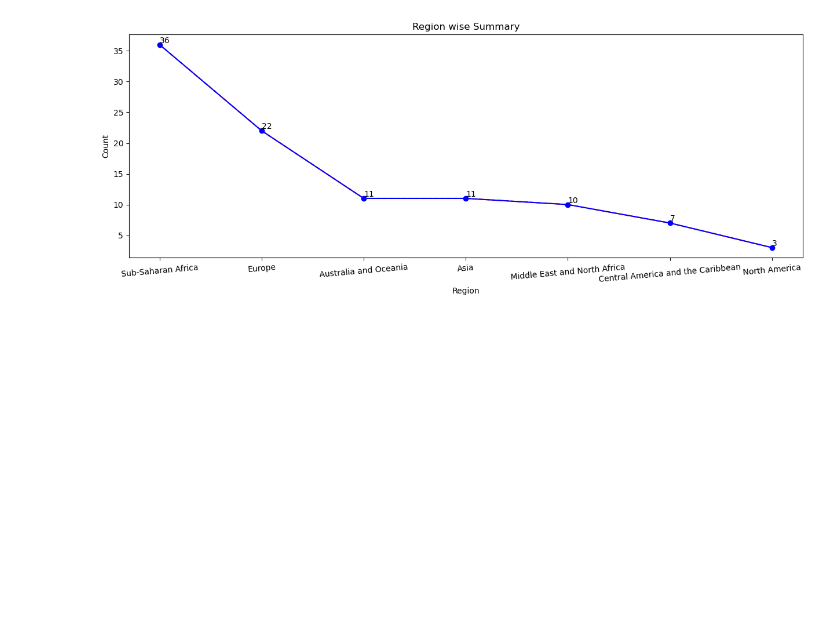
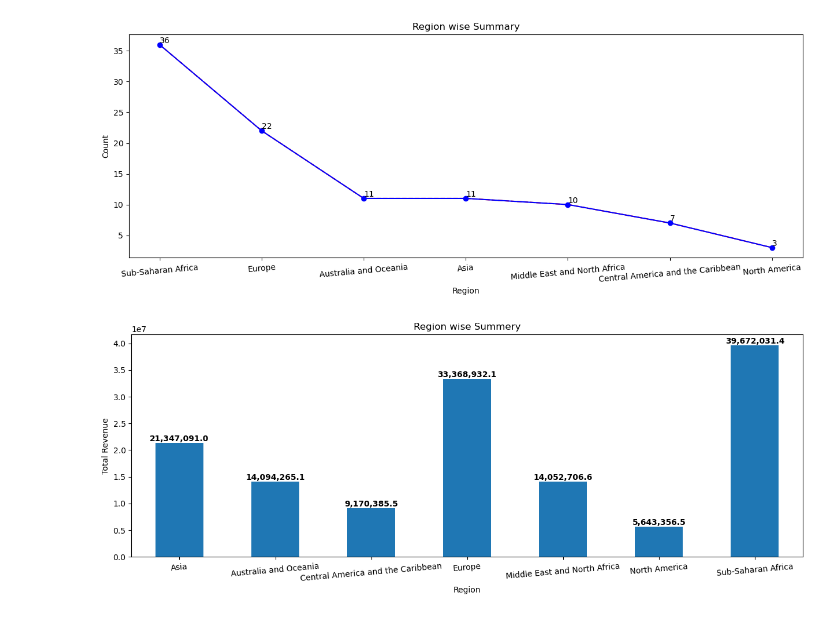
Before and after one commit to amaan-igs/Data-Analytics, a Jupyter notebook: Matplot-Visualization.ipynb, the cells around one changed output. Cells and saved outputs as stored; diff of their text form; code cells hidden in the pictures; blank space fills up the shorter version.

Commit message:
more visuals ++

```diff
--- a/Matplot-Visualization.ipynb
+++ b/Matplot-Visualization.ipynb
@@ -52,3 +52,16 @@ plt.plot(x , y , marker = 'o' , c = 'blue')
 # %% [output]
 [<matplotlib.lines.Line2D at 0x...>]
 [figure]
+# %%
+plt.figure(figsize = (15,5))
+plt.title("Region wise Summery")
+plt.xlabel("Region")
+plt.ylabel("Total Revenue")
+
+ax = sbr.plot(x=sbr.index, y=sbr.values, kind="bar", legend=False)
+plt.xticks(rotation=5, ha='center');
+# Add data labels using text()
+for i, j in enumerate(sbr.values):
+    plt.text(i, j, format(j, ',.1f'), color='black', fontweight='bold', ha='center', va='bottom')
+# %% [output]
+[figure, added]
```
